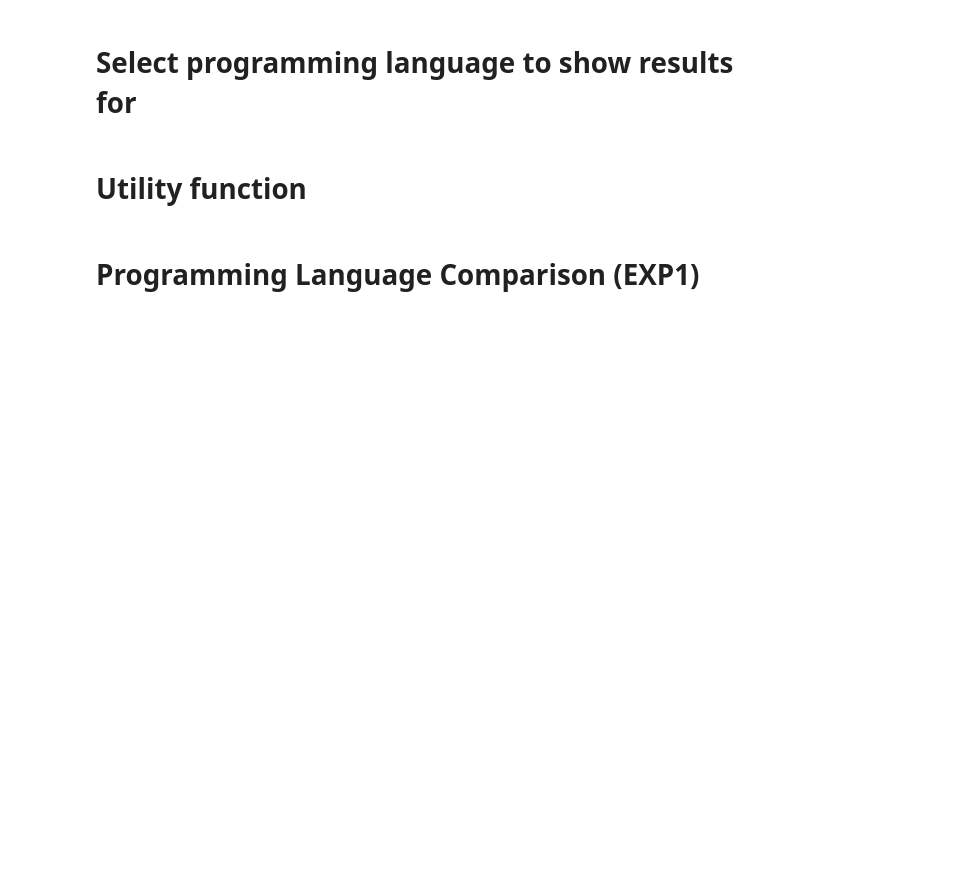
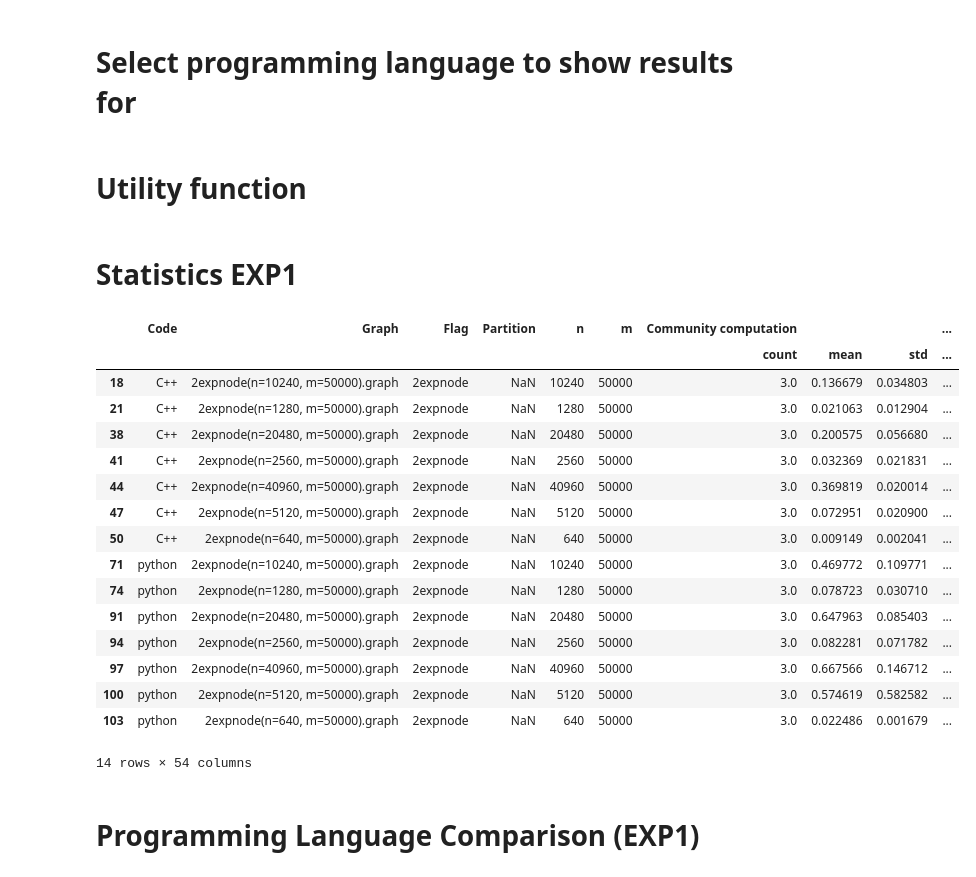
Before and after one commit to RobyBobby24/AlgorithmEngineering, a Jupyter notebook: analysis/double_experiment.ipynb, the cells around one changed output. Saved outputs shown, nothing was run; the diff lists cells and outputs as text; code cells hidden in the pictures; blank space fills up the shorter version.

```diff
--- a/analysis/double_experiment.ipynb
+++ b/analysis/double_experiment.ipynb
@@ -83,6 +83,28 @@ def plot_column(df, column_names, num_row=1, num_colum=1, one_ax=False, figsize=
     if one_ax:
          axes.legend()
     plt.show()
+# %% [markdown]
+# Statistics EXP1
+# %%
+statistics[ statistics["Flag"] == "2expnode"]
+# %% [output]
+|  | Code | Graph | Flag | Partition | n | m | Community computation |  |  | ... |
+|  |  |  |  |  |  |  | count | mean | std | ... |
+| 18 | C++ | 2expnode(n=10240, m=50000).graph | 2expnode | NaN | 10240 | 50000 | 3.0 | 0.136679 | 0.034803 | ... |
+| 21 | C++ | 2expnode(n=1280, m=50000).graph | 2expnode | NaN | 1280 | 50000 | 3.0 | 0.021063 | 0.012904 | ... |
+| 38 | C++ | 2expnode(n=20480, m=50000).graph | 2expnode | NaN | 20480 | 50000 | 3.0 | 0.200575 | 0.056680 | ... |
+| 41 | C++ | 2expnode(n=2560, m=50000).graph | 2expnode | NaN | 2560 | 50000 | 3.0 | 0.032369 | 0.021831 | ... |
+| 44 | C++ | 2expnode(n=40960, m=50000).graph | 2expnode | NaN | 40960 | 50000 | 3.0 | 0.369819 | 0.020014 | ... |
+| 47 | C++ | 2expnode(n=5120, m=50000).graph | 2expnode | NaN | 5120 | 50000 | 3.0 | 0.072951 | 0.020900 | ... |
+| 50 | C++ | 2expnode(n=640, m=50000).graph | 2expnode | NaN | 640 | 50000 | 3.0 | 0.009149 | 0.002041 | ... |
+| 71 | python | 2expnode(n=10240, m=50000).graph | 2expnode | NaN | 10240 | 50000 | 3.0 | 0.469772 | 0.109771 | ... |
+| 74 | python | 2expnode(n=1280, m=50000).graph | 2expnode | NaN | 1280 | 50000 | 3.0 | 0.078723 | 0.030710 | ... |
+| 91 | python | 2expnode(n=20480, m=50000).graph | 2expnode | NaN | 20480 | 50000 | 3.0 | 0.647963 | 0.085403 | ... |
+| 94 | python | 2expnode(n=2560, m=50000).graph | 2expnode | NaN | 2560 | 50000 | 3.0 | 0.082281 | 0.071782 | ... |
+| 97 | python | 2expnode(n=40960, m=50000).graph | 2expnode | NaN | 40960 | 50000 | 3.0 | 0.667566 | 0.146712 | ... |
+| 100 | python | 2expnode(n=5120, m=50000).graph | 2expnode | NaN | 5120 | 50000 | 3.0 | 0.574619 | 0.582582 | ... |
+| 103 | python | 2expnode(n=640, m=50000).graph | 2expnode | NaN | 640 | 50000 | 3.0 | 0.022486 | 0.001679 | ... |
+14 rows × 54 columns
 # %% [markdown]
 # Programming Language Comparison (EXP1)
 # %% [markdown]
```
Also changed, not shown: parts of 58 cells of this notebook, 18 other files.
